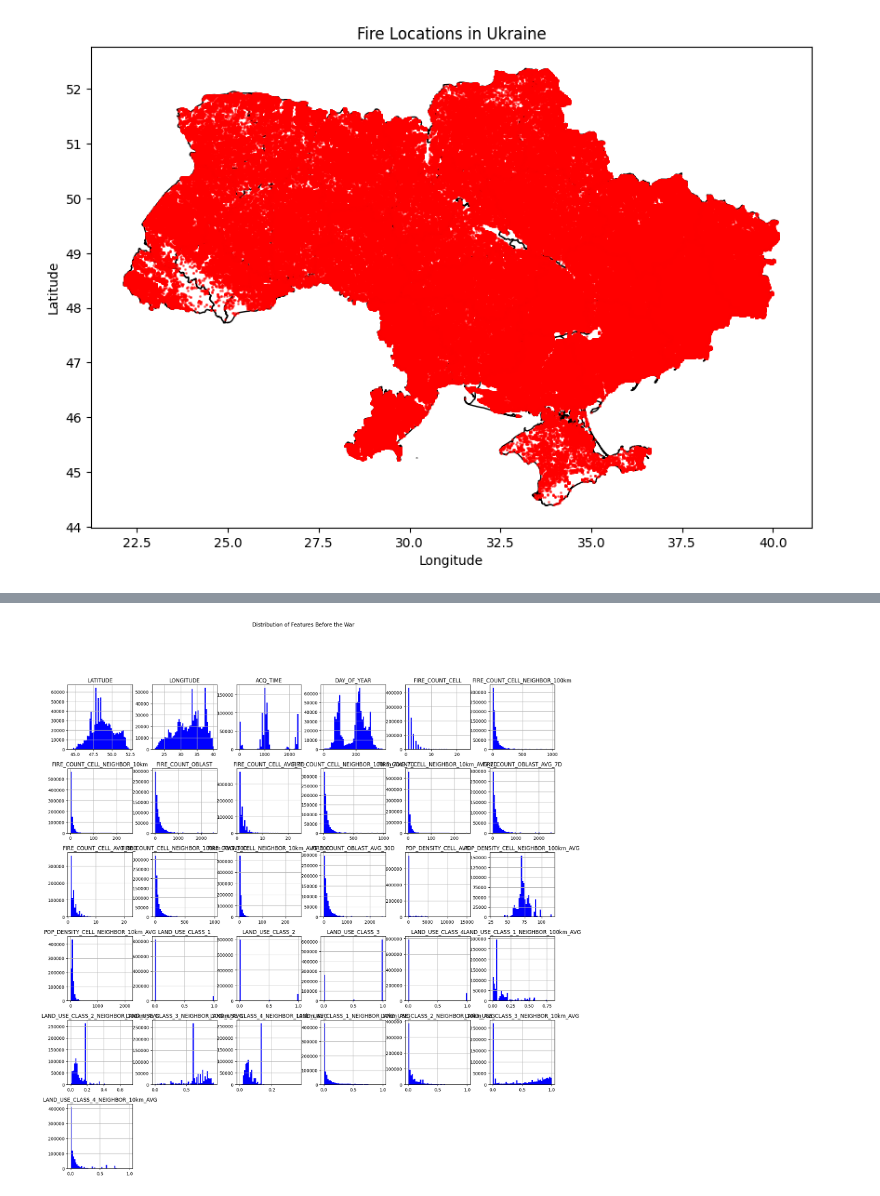
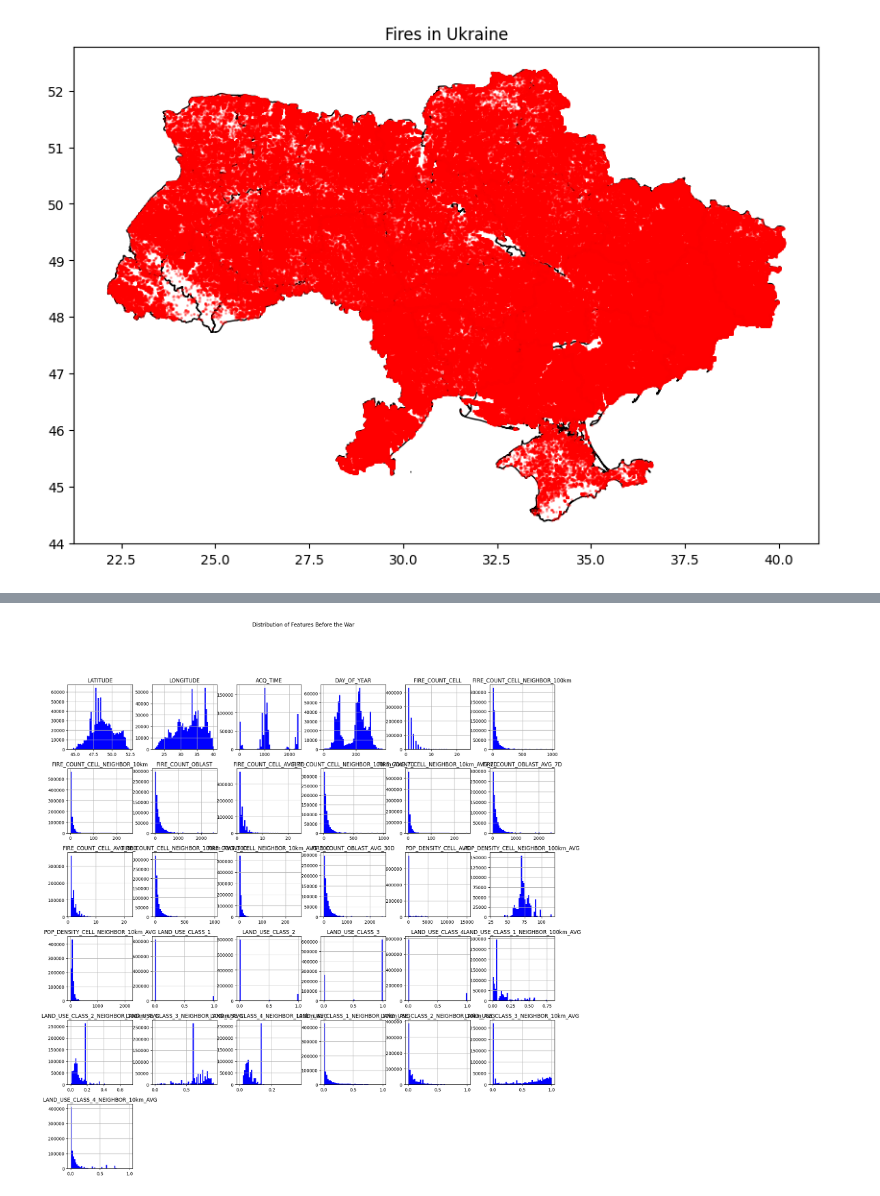
Before and after one commit to GianMan89/war-fire-model, a Jupyter notebook: plotting.ipynb, the cells around one changed output, grey strips where cells are left out. Drawn from its saved outputs; the diff is of its cells as text; code cells hidden in the pictures.

```diff
--- a/plotting.ipynb
+++ b/plotting.ipynb
@@ -56,29 +56,34 @@ def merge_dataframes(dataframes):
     merged_df.reset_index(drop=True, inplace=True)
     return merged_df
 # %%
-# Load the fire data
-fire_data = pd.read_csv('input_data/processed/fire_data.csv')
-
-# Load the shapefile containing the administrative borders of Ukraine
-ukraine_borders = gpd.read_file('input_data/raw/ukr_borders/ua.shp')
-
-# Ensure the fire_sample is a GeoDataFrame
-fire_data_gdf = gpd.GeoDataFrame(fire_data, geometry=gpd.points_from_xy(fire_data.LONGITUDE, fire_data.LATITUDE))
-
-# Set the same coordinate reference system (CRS) for both GeoDataFrames
-fire_data_gdf.set_crs(epsg=4326, inplace=True)
-ukraine_borders.set_crs(epsg=4326, inplace=True)
-
-# Plot the Ukraine map and the fire locations
-fig, ax = plt.subplots(figsize=(10, 10))
-ukraine_borders.plot(ax=ax, color='white', edgecolor='black')
-fire_data_gdf.plot(ax=ax, color='red', markersize=1, alpha=0.5)
-plt.title('Fire Locations in Ukraine')
-plt.xlabel('Longitude')
-plt.ylabel('Latitude')
-plt.show()
+def plot_ukr_fires(data, path_to_border, title, colors=['red'], alphas=[0.25], markersizes=[1], legend=False, cmaps=[None], columns=[None]):
+    # Load the shapefile containing the administrative borders of Ukraine
+    ukraine_borders = gpd.read_file(path_to_border)
+    # Ensure the data is a GeoDataFrame
+    data_gdf = []
+    for i in range(len(data)):
+        data_gdf.append(gpd.GeoDataFrame(data[i], geometry=gpd.points_from_xy(data[i].LONGITUDE, data[i].LATITUDE)))
+    # Set the same coordinate reference system (CRS) for all GeoDataFrames
+    for i in range(len(data)):
+        data_gdf[i].set_crs(epsg=4326, inplace=True)
+    ukraine_borders.set_crs(epsg=4326, inplace=True)
+    # Plot the data
+    fig, ax = plt.subplots(figsize=(10, 10))
+    ukraine_borders.plot(ax=ax, color='white', edgecolor='black')
+    for i in range(len(data)):
+        if columns[i] is not None:
+            data_gdf[i].plot(ax=ax, column=columns[i], cmap=cmaps[i], markersize=markersizes[i], alpha=alphas[i], legend=legend)
+        else:
+            data_gdf[i].plot(ax=ax, color=colors[i], markersize=markersizes[i], alpha=alphas[i], legend=legend)
+    plt.title(title)
+    plt.show()
-# %% [output]
-[figure, removed]
+# %%
+# Plot all fires in Ukraine
+fire_data = [pd.read_csv('input_data/processed/fire_data.csv')]
+
+plot_ukr_fires(fire_data, 'input_data/raw/ukr_borders/ua.shp', 'Fires in Ukraine', colors=['red'], alphas=[0.25], markersizes=[1])
+# %% [output]
+[figure, added]
 # %%
 # Load all csv files in the folder
 dataframes = []
```
Also changed, not shown: parts of 1 cell of this notebook.
